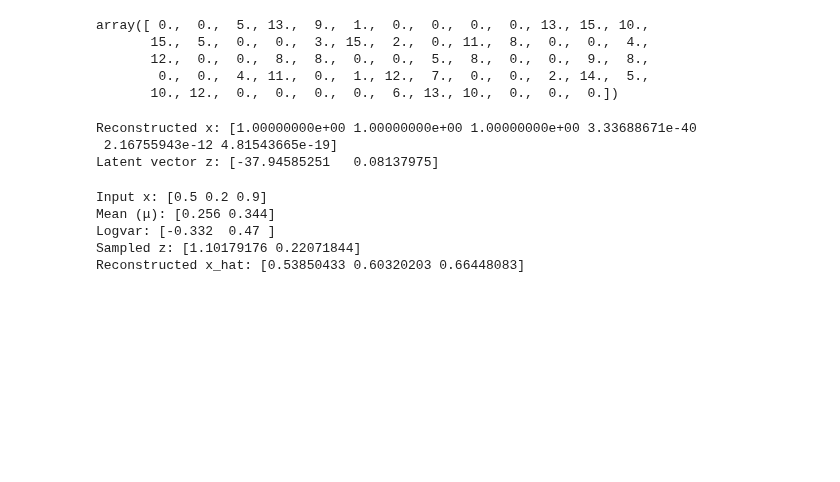
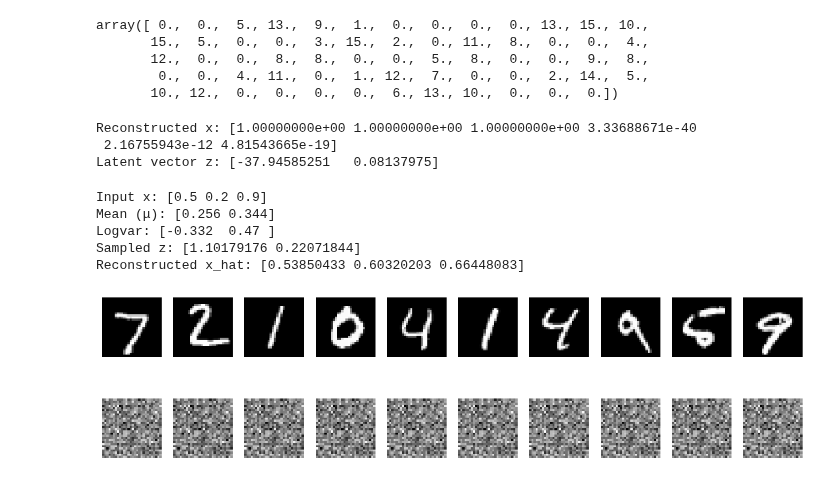
Before and after one commit to parthgala1/DL, a Jupyter notebook: Experiment 7/Variational Autoencoder.ipynb, the cells around one changed output. Drawn from its saved outputs; the diff is of its cells as text; code cells hidden in the pictures; blank space fills up the shorter version.

```diff
--- a/Experiment 7/Variational Autoencoder.ipynb
+++ b/Experiment 7/Variational Autoencoder.ipynb
@@ -132,3 +132,71 @@ Mean (μ): [0.256 0.344]
 Logvar: [-0.332  0.47 ]
 Sampled z: [1.10179176 0.22071844]
 Reconstructed x_hat: [0.53850433 0.60320203 0.66448083]
+# %%
+import numpy as np
+import matplotlib.pyplot as plt
+from keras.datasets import mnist
+
+# Load and preprocess the MNIST dataset
+(x_train, _), (x_test, _) = mnist.load_data()
+x_train = x_train.astype('float32') / 255.0  # Normalize to [0, 1]
+x_test = x_test.astype('float32') / 255.0    # Normalize to [0, 1]
+
+# Flatten the 28x28 images into 784-dimensional vectors
+x_train_flat = x_train.reshape((-1, 28 * 28))
+x_test_flat = x_test.reshape((-1, 28 * 28))
+
+# Hyperparameters
+input_size = 28 * 28  # 784 pixels per image
+latent_size = 32      # Latent space size
+
+# Initialize weights and biases (encoder and decoder)
+def initialize_variables():
+    W_enc = np.random.randn(input_size, latent_size) * 0.01  # Encoder weights
+    b_enc = np.zeros((latent_size,))                          # Encoder biases
+    W_dec = np.random.randn(latent_size, input_size) * 0.01  # Decoder weights
+    b_dec = np.zeros((input_size,))                           # Decoder biases
+    return W_enc, b_enc, W_dec, b_dec
+
+# Sigmoid activation function
+def sigmoid(x):
+    return 1 / (1 + np.exp(-x))
+
+# Encoder: Map input to latent space
+def encoder(x, W_enc, b_enc):
+    return sigmoid(np.dot(x, W_enc) + b_enc)  # Sigmoid activation
+
+# Decoder: Reconstruct input from latent space
+def decoder(z, W_dec, b_dec):
+    net = sigmoid(np.dot(z, W_dec) + b_dec)  # Sigmoid activation
+    return net / 255.0
+
+# Perform the forward pass on the test data
+def forward_pass(x, W_enc, b_enc, W_dec, b_dec):
+    # Encoder: Compress input into latent space
+    z = encoder(x, W_enc, b_enc)  # Latent representation
+    # Decoder: Reconstruct the input
+    x_reconstructed = decoder(z, W_dec, b_dec)  # Reconstructed input
+    return x_reconstructed
+
+# Initialize variables (weights and biases)
+W_enc, b_enc, W_dec, b_dec = initialize_variables()
+
+# Perform a forward pass on the first 10 test samples
+x_test_sample = x_test_flat[:10]
+x_reconstructed = forward_pass(x_test_sample, W_enc, b_enc, W_dec, b_dec)
+
+# Reshape the reconstructed images and original images back to 28x28 for visualization
+x_reconstructed_reshaped = x_reconstructed.reshape(-1, 28, 28)
+x_test_sample_reshaped = x_test[:10].reshape(-1, 28, 28)
+
+# Plot original and reconstructed images
+fig, axes = plt.subplots(2, 10, figsize=(15, 4))
+for i in range(10):
+    axes[0, i].imshow(x_test_sample_reshaped[i], cmap='gray')
+    axes[0, i].axis('off')
+    axes[1, i].imshow(x_reconstructed_reshaped[i], cmap='gray')
+    axes[1, i].axis('off')
+plt.show()
+# %% [output]
+[figure, added]
```
Also changed, not shown: 3 other files.
